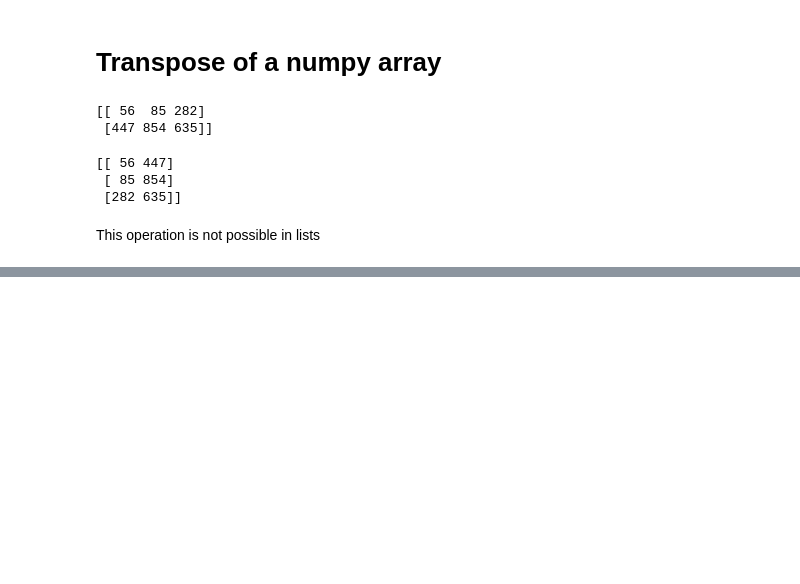
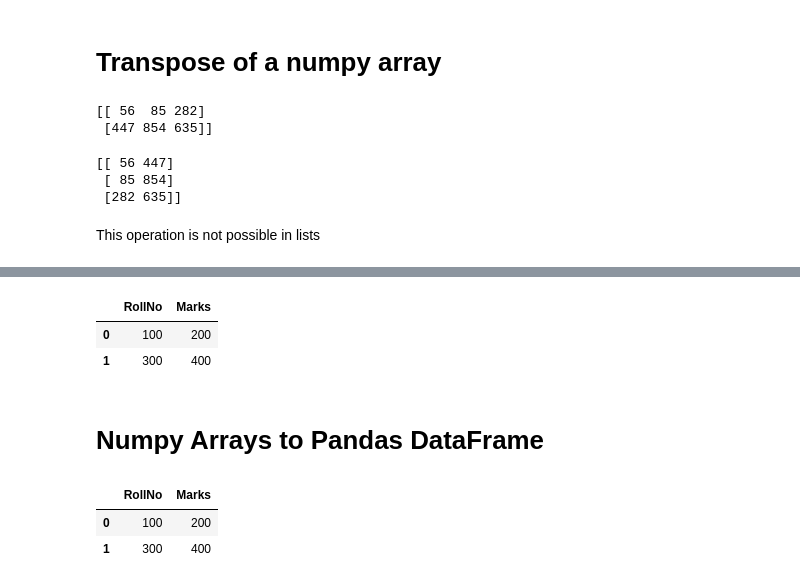
Before and after one commit to santaaastic/Learning_Python_For_DataScience, a Jupyter notebook: Python for Data Science Course Practice Udemy.ipynb, the cells around one changed output, grey strips where cells are left out. Drawn from its saved outputs; the diff is of its cells as text; code cells hidden in the pictures; blank space fills up the shorter version.

```diff
--- a/Python for Data Science Course Practice Udemy.ipynb
+++ b/Python for Data Science Course Practice Udemy.ipynb
@@ -543,0 +667,8 @@ This operation is not possible in lists
+# %%
+df
+# %% [output]
+|  | RollNo | Marks |
+| 0 | 100 | 200 |
+| 1 | 300 | 400 |
+# %% [markdown]
+# Numpy Arrays to Pandas DataFrame
@@ -543,0 +679,6 @@ This operation is not possible in lists
+# %%
+df1
+# %% [output]
+|  | RollNo | Marks |
+| 0 | 100 | 200 |
+| 1 | 300 | 400 |
```
Also changed, not shown: parts of 37 cells of this notebook.
